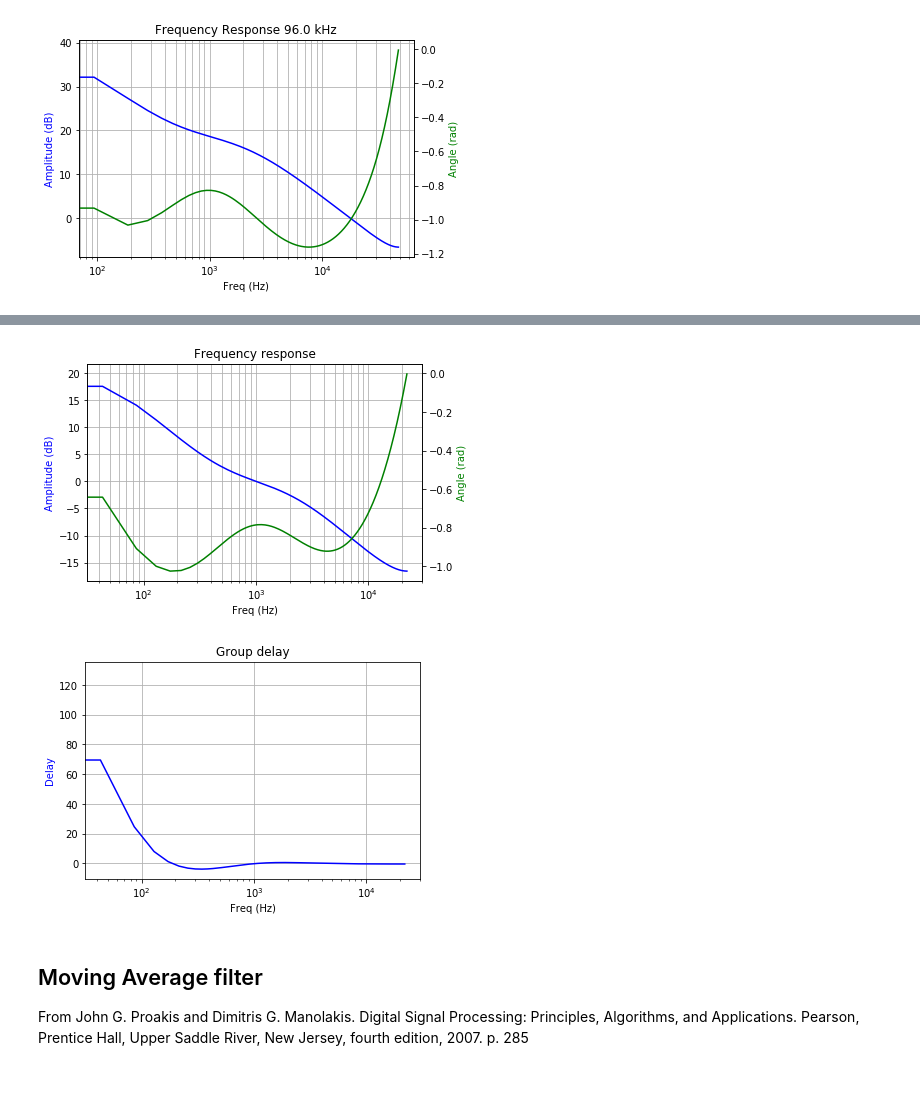
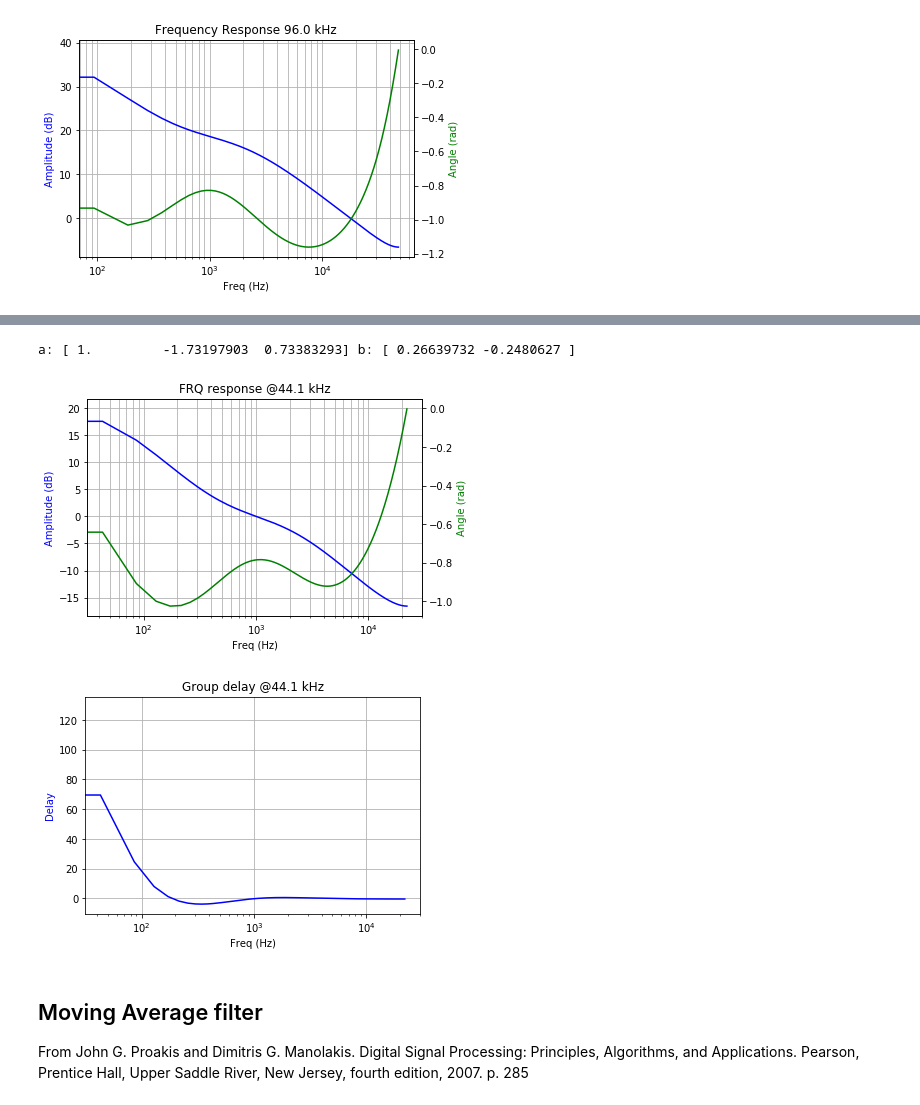
Before and after one commit to schlatterbeck/filter-optimizer, a Jupyter notebook: IIR_Filter.ipynb, the cells around one changed output, grey strips where cells are left out. Saved outputs shown, nothing was run; the diff lists cells and outputs as text; code cells hidden in the pictures.

```diff
--- a/IIR_Filter.ipynb
+++ b/IIR_Filter.ipynb
@@ -645,15 +670,14 @@ a: [ 1.         -2.7291308   2.46087888 -0.7317428 ] b: [ 0.03787665 -0.03526981
 [figure]
 ... (4 outputs left out)
 # %%
-# From forum:
-# a = [ 1.0000000000, -1.7007240000,  0.7029381524 ]
-# b = [ 1.0000000000, -0.7218922000, -0.1860520545 ]
-d ['w'], d ['h'] = freqz (d ['b'], d ['a'])
-plot_response (d ['w'], d ['h'], f0 = 44100, log = True)
-plot_delay (d ['wg'], d ['gd'], f0 = 44100, log = True)
+d = riaa
+print ("a:", d ['a'], "b:", d['b'])
+plot_response (d ['w'], d ['h'], f0 = 44100, log = True, title = 'FRQ response @44.1 kHz')
+plot_delay (d ['wg'], d ['gd'], f0 = 44100, log = True, title = 'Group delay @44.1 kHz')
 # %% [output]
+a: [ 1.         -1.73197903  0.73383293] b: [ 0.26639732 -0.2480627 ]
-[figure, old version]
+[figure, new version]
-[figure, old version]
+[figure, new version]
 # %% [markdown]
 ## Moving Average filter ##
 From
```
Also changed, not shown: parts of 4 cells of this notebook.
